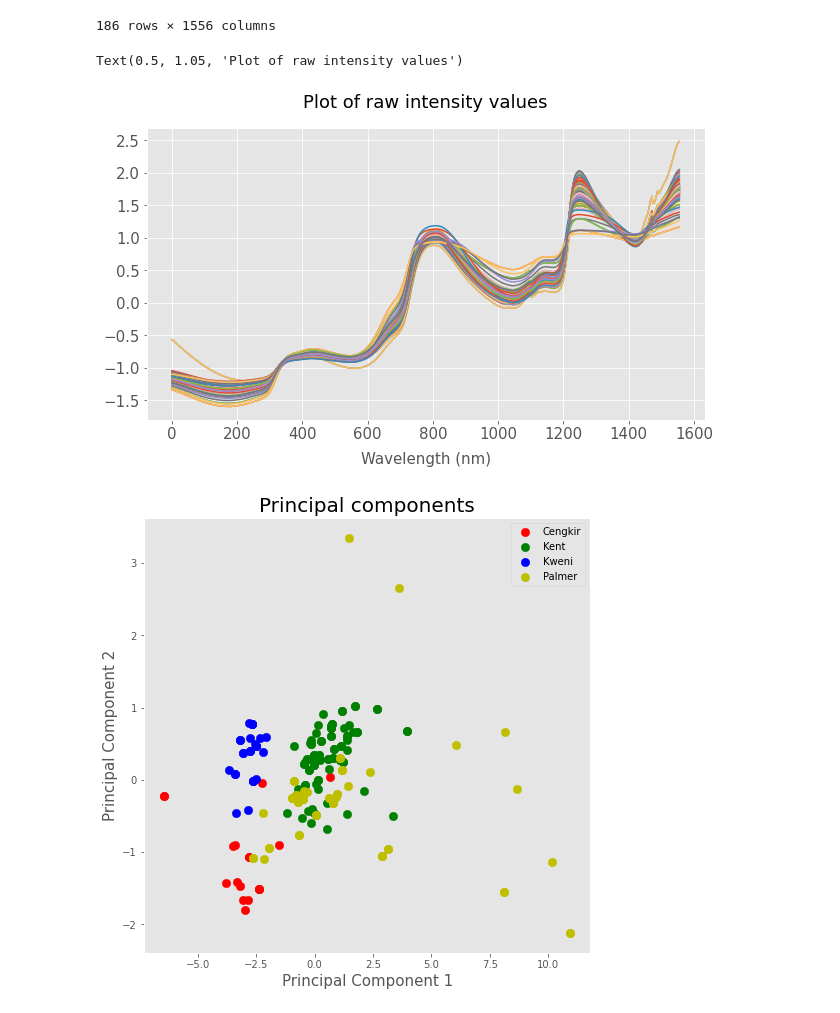
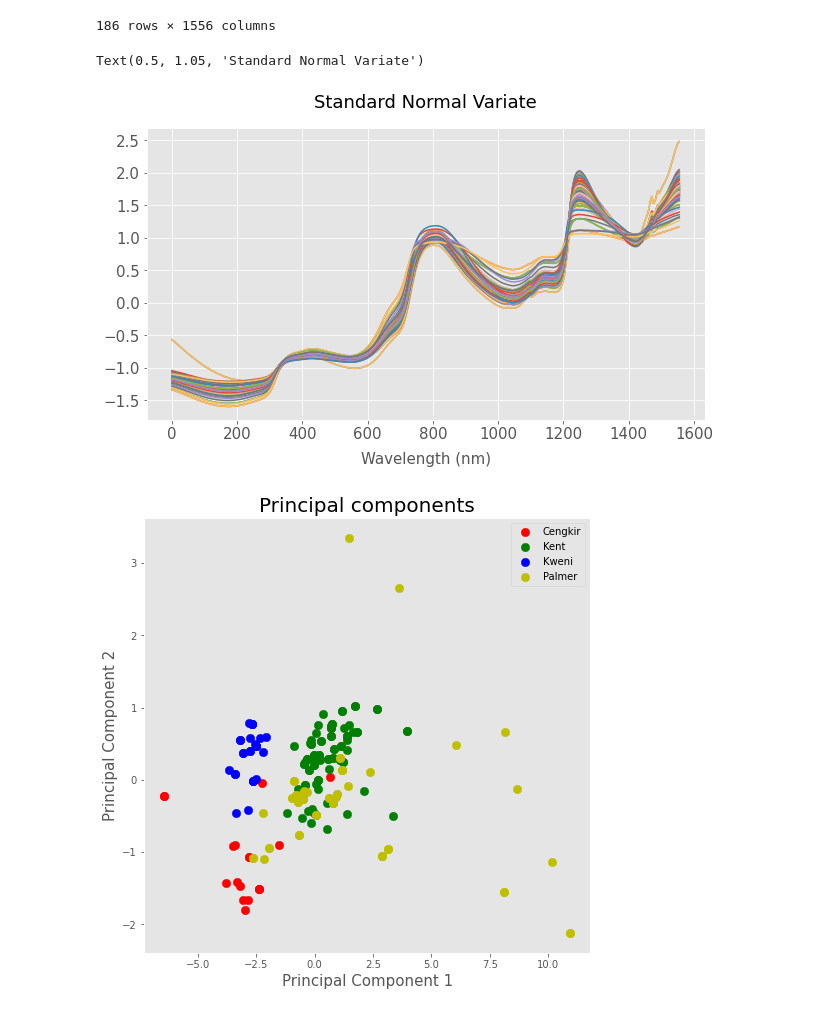
Before and after one commit to piyuss/hyperspectral-image-demo, a Jupyter notebook: spectral_data_analysis_demo.ipynb, the cells around one changed output. Cells and saved outputs as stored; diff of their text form; code cells hidden in the pictures.

```diff
--- a/spectral_data_analysis_demo.ipynb
+++ b/spectral_data_analysis_demo.ipynb
@@ -106,23 +106,23 @@ X_snv
 # %%
 import matplotlib.pyplot as plt
 wl = [float(x) for x in X_snv.columns]
 fig = plt.figure(figsize=(10,6))
 fig.subplots_adjust(top=0.8)
 plt.style.use('ggplot')
 
 ax1 = fig.add_subplot()
 ttl = ax1.title
 ttl.set_position([0.5, 1.05])
 wavelengths = [str(l) for l in wl]
 for index, row in X_snv.iterrows():
     ax1.plot(wl, row.values)
 ax1.set_xlabel('Wavelength (nm)', fontsize = 15, labelpad = 10)
 ax1.tick_params(axis='both', which='major', labelsize=15)
 
-plt.title("Plot of raw intensity values", fontsize=18)
+plt.title("Standard Normal Variate", fontsize=18)
 # %% [output]
-Text(0.5, 1.05, 'Plot of raw intensity values')
+Text(0.5, 1.05, 'Standard Normal Variate')
-[figure, old version]
+[figure, new version]
 # %%
 from sklearn.decomposition import PCA
 pca = PCA(n_components=2)
```
Also changed, not shown: parts of 2 cells of this notebook.
